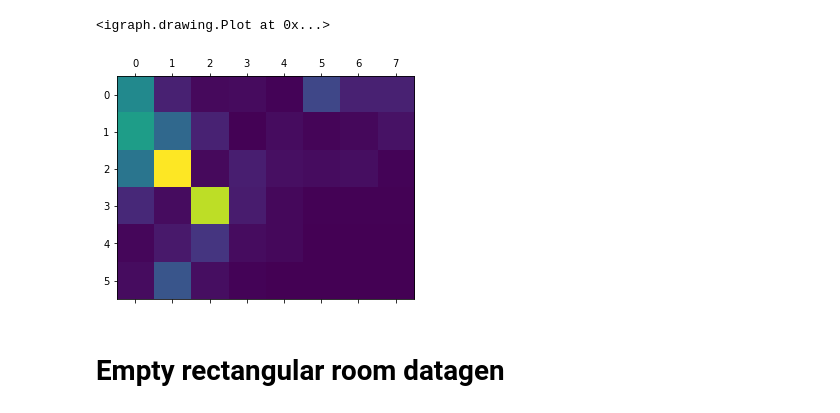
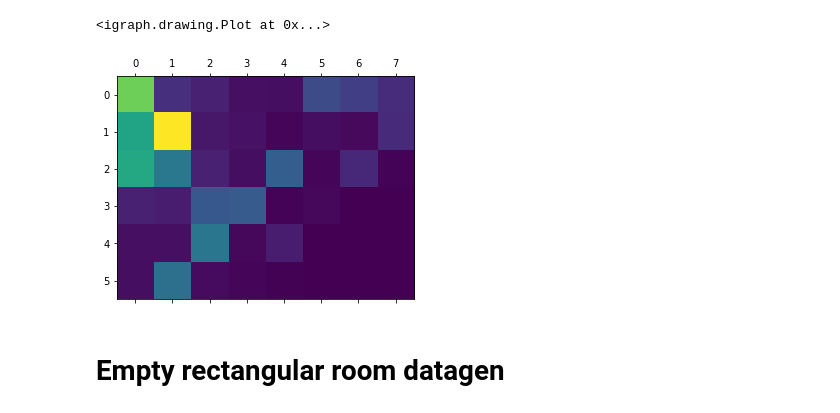
Before and after one commit to vicariousinc/naturecomm_cscg, a Jupyter notebook: intro.ipynb, the cells around one changed output. Cells and saved outputs as stored; diff of their text form; code cells hidden in the pictures.

```diff
--- a/intro.ipynb
+++ b/intro.ipynb
@@ -185,11 +164,11 @@ graph
 # %%
 mess_fwd = get_mess_fwd(chmm, x, pseudocount_E=0.1)
 # %%
-clone = 80
+clone = 114
 plt.matshow(place_field(mess_fwd, rc, clone))
 plt.savefig("figures/rectangular_room_place_field.pdf")
 # %% [output]
-[figure, old version]
+[figure, new version]
 # %% [markdown]
 # Empty rectangular room datagen
 # %%
```
Also changed, not shown: parts of 17 cells of this notebook.
